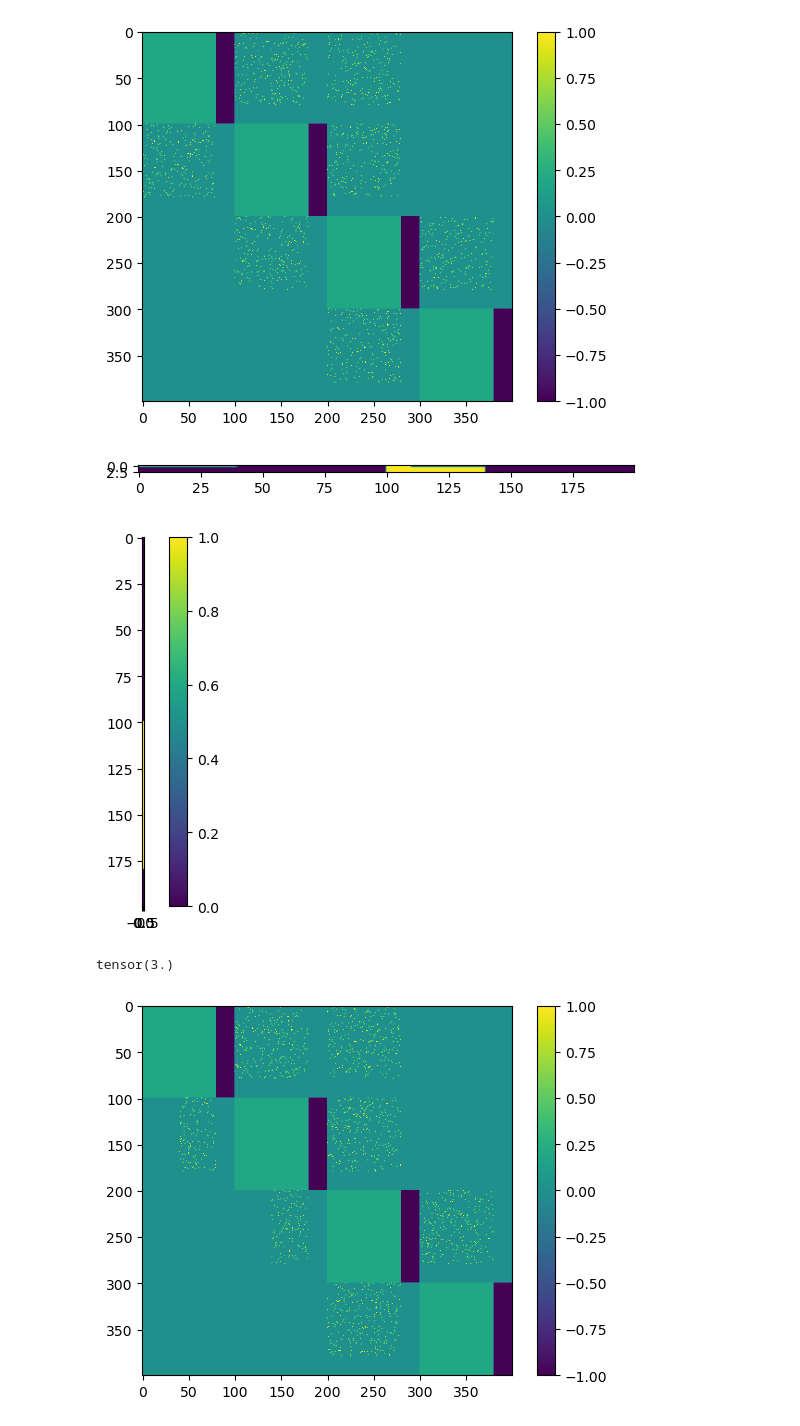
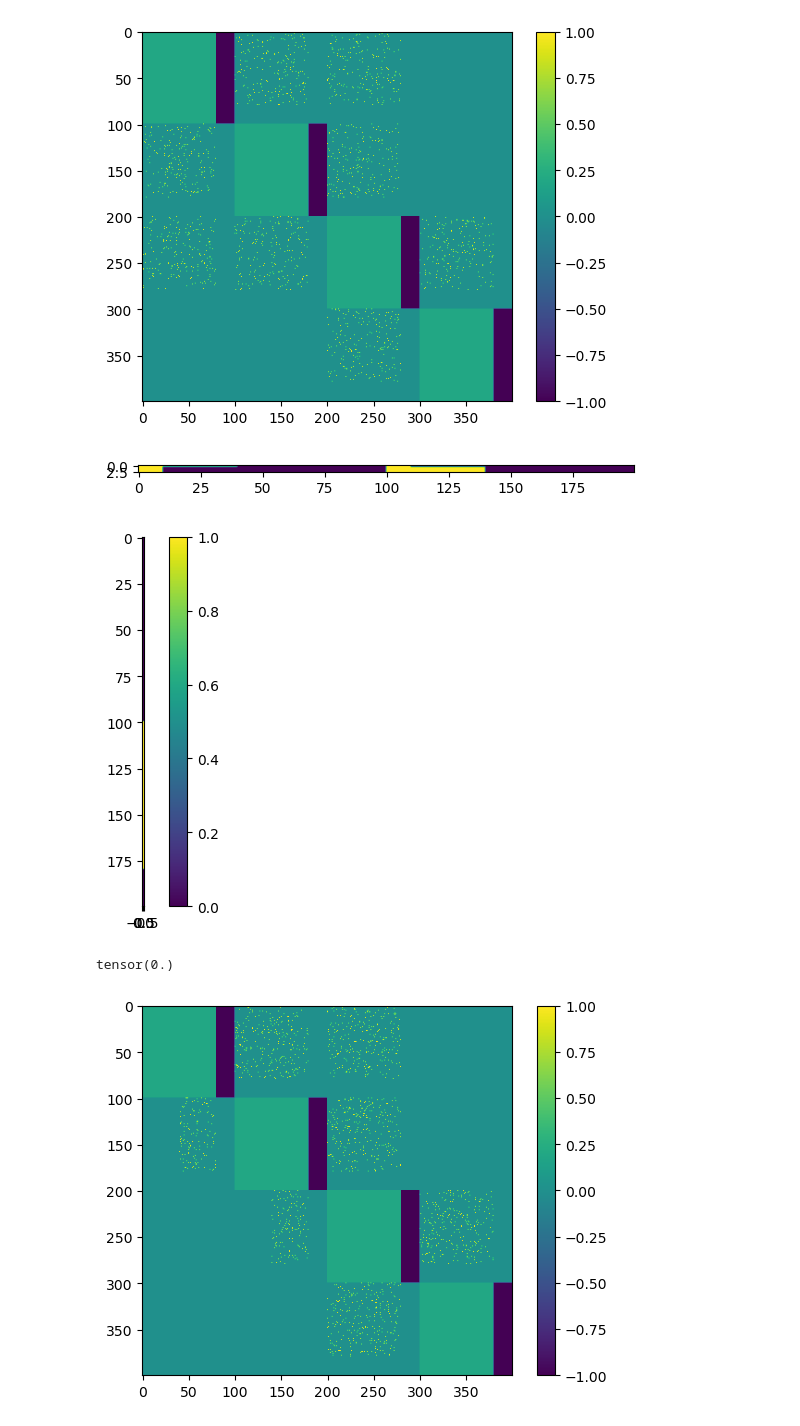
Before and after one commit to tianw6/lowrank_inference, a Jupyter notebook: notebooks/4Areas_batch.ipynb, the cells around one changed output. Cells and saved outputs as stored; diff of their text form; code cells hidden in the pictures.

```diff
--- a/notebooks/4Areas_batch.ipynb
+++ b/notebooks/4Areas_batch.ipynb
@@ -67,6 +64,7 @@ def create_area_conn(Inum, ratio, n_neurons):
     return mask_rec
 
 
+
 n_neurons = 400
 n_inputs = 3
 n_outputs = 1
@@ -83,23 +81,38 @@ mask_rec[200:300,200:300] = create_local_conn(20,0.2,100)
 mask_rec[300:400,300:400] = create_local_conn(20,0.2,100)
 
 
-connStrength = 0.0359
+connStrength = 0.0314
 
-
+# area2 to 1 feedback
 mask_rec[:100,100:200] = create_area_conn(20,connStrength,100)
 
 
-
+# area1 to 2 feedforward
 mask_rec[100:200,0:100] = create_area_conn(20,connStrength,100)
 
+# area 1 to 3 feedforward
+mask_rec[200:300,0:100] = create_area_conn(20,connStrength,100)
+
+
+# area3to 2 feedback
 mask_rec[100:200,200:300] = create_area_conn(20,connStrength,100)
 
+
+# area2 to 3 feedforward
 mask_rec[200:300,100:200] = create_area_conn(20,connStrength,100)
+# mask_rec[200:300,100:140] = 0
 
 
 
+# area3 to 4 feedback
 mask_rec[200:300,300:400] = create_area_conn(20,connStrength,100)
+
+
+# area3 to 4 feedforward
 mask_rec[300:400,200:300] = create_area_conn(20,connStrength,100)
+
+
+# area3 to 1 feedback
 mask_rec[0:100,200:300] = create_area_conn(20,connStrength,100)
 
 
@@ -107,39 +120,45 @@ mask_rec[0:100,200:300] = create_area_conn(20,connStrength,100)
 
 
 mask_in[0,:40] = 1
+mask_in[1:,:10] = 1
 
 
+mask_in[0,100:110] = 1
+mask_in[1:,100:140] = 1
 
-mask_in[1:,100:140] = 1
-mask_in[0,100:110] = 1
 
 
 mask_out[:300,:] = 0
 mask_out[380:,:] = 0
 
 
 
+
 wi_mask = mask_in
 wo_mask = mask_out
+
+
+
 wrec_mask = mask_rec.t()
+
 
 plt.imshow(mask_rec, cmap = 'viridis')
 plt.colorbar()
 plt.show()
 
 plt.imshow(wi_mask[:,:200])
 plt.show()
 plt.imshow(wo_mask[200:])
 plt.colorbar()
 plt.show()
 
 
 print(torch.sum(wrec_mask))
 # %% [output]
-[figure, old version]
+[figure, new version]
-[figure, old version]
+[figure, new version]
-[figure, old version]
+[figure, new version]
-tensor(3.)
+tensor(0.)
 # %%
 def create_local_conn(Inum, ratio, n_neurons):
 
```
Also changed, not shown: parts of 1 cell of this notebook, 2 other files.
